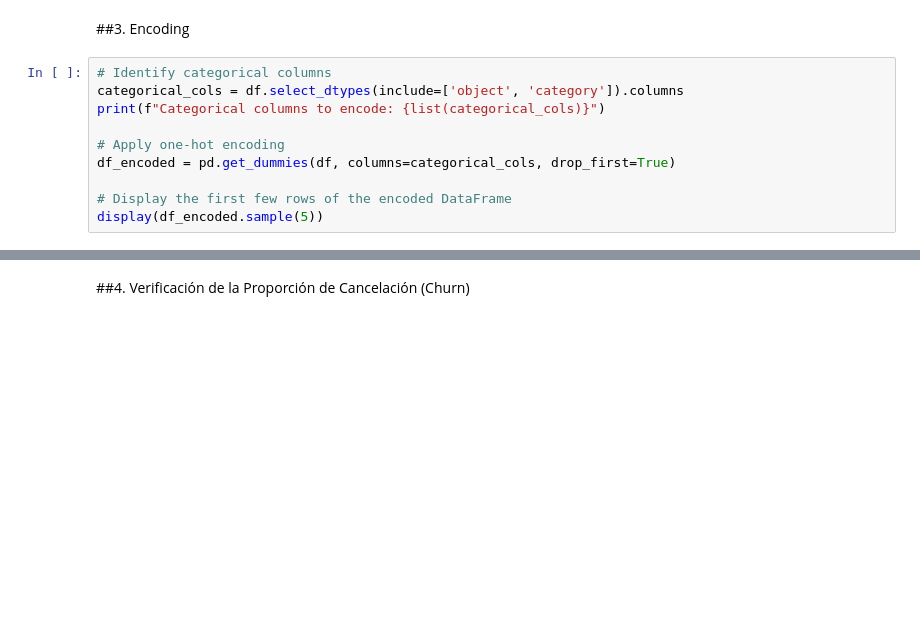
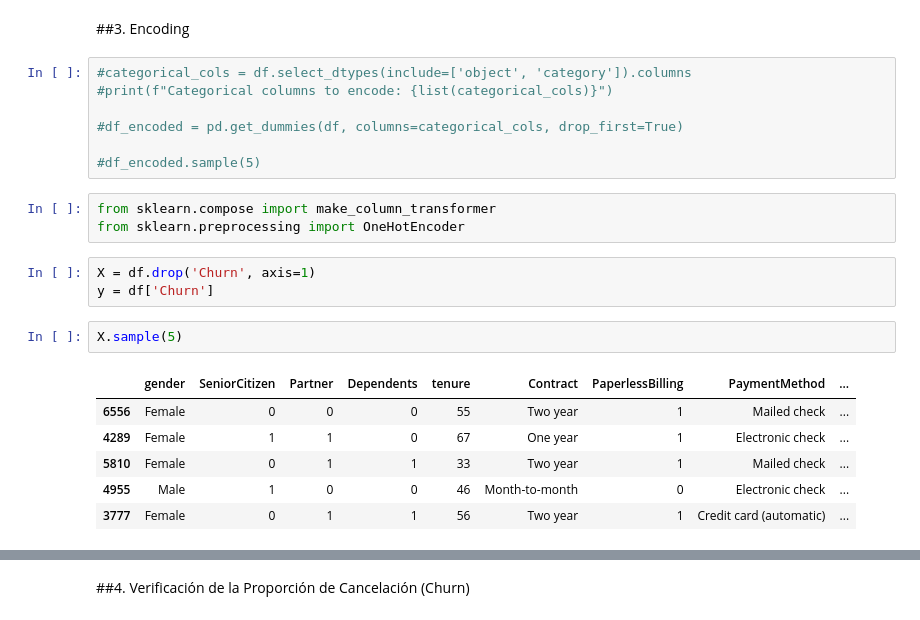
Before and after one commit to pablocelva/challenge-telecom-x-parte-2, a Jupyter notebook: TelecomX_LATAM_parte_2.ipynb, the cells around one changed output, grey strips where cells are left out. Saved outputs shown, nothing was run; the diff lists cells and outputs as text; blank space fills up the shorter version.

Commit message:
Encoding

```diff
--- a/TelecomX_LATAM_parte_2.ipynb
+++ b/TelecomX_LATAM_parte_2.ipynb
@@ -52,12 +52,24 @@ df.sample(5)
 # %% [markdown]
 ##3. Encoding
 # %%
-# Identify categorical columns
-categorical_cols = df.select_dtypes(include=['object', 'category']).columns
-print(f"Categorical columns to encode: {list(categorical_cols)}")
+#categorical_cols = df.select_dtypes(include=['object', 'category']).columns
+#print(f"Categorical columns to encode: {list(categorical_cols)}")
 
-# Apply one-hot encoding
-df_encoded = pd.get_dummies(df, columns=categorical_cols, drop_first=True)
+#df_encoded = pd.get_dummies(df, columns=categorical_cols, drop_first=True)
 
-# Display the first few rows of the encoded DataFrame
-display(df_encoded.sample(5))
+#df_encoded.sample(5)
+# %%
+from sklearn.compose import make_column_transformer
+from sklearn.preprocessing import OneHotEncoder
+# %%
+X = df.drop('Churn', axis=1)
+y = df['Churn']
+# %%
+X.sample(5)
+# %% [output]
+|  | gender | SeniorCitizen | Partner | Dependents | tenure | Contract | PaperlessBilling | PaymentMethod | ... |
+| 6556 | Female | 0 | 0 | 0 | 55 | Two year | 1 | Mailed check | ... |
+| 4289 | Female | 1 | 1 | 0 | 67 | One year | 1 | Electronic check | ... |
+| 5810 | Female | 0 | 1 | 1 | 33 | Two year | 1 | Mailed check | ... |
+| 4955 | Male | 1 | 0 | 0 | 46 | Month-to-month | 0 | Electronic check | ... |
+| 3777 | Female | 0 | 1 | 1 | 56 | Two year | 1 | Credit card (automatic) | ... |
```
Also changed, not shown: parts of 10 cells of this notebook.
